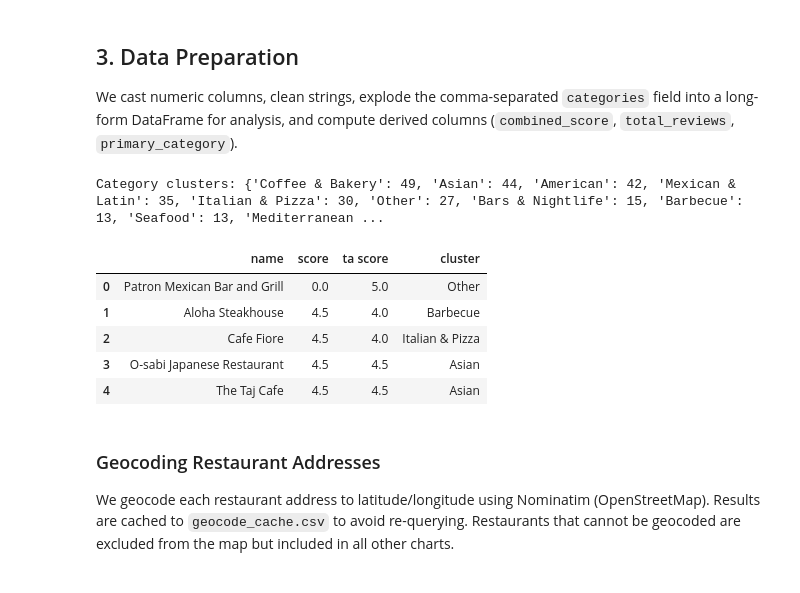
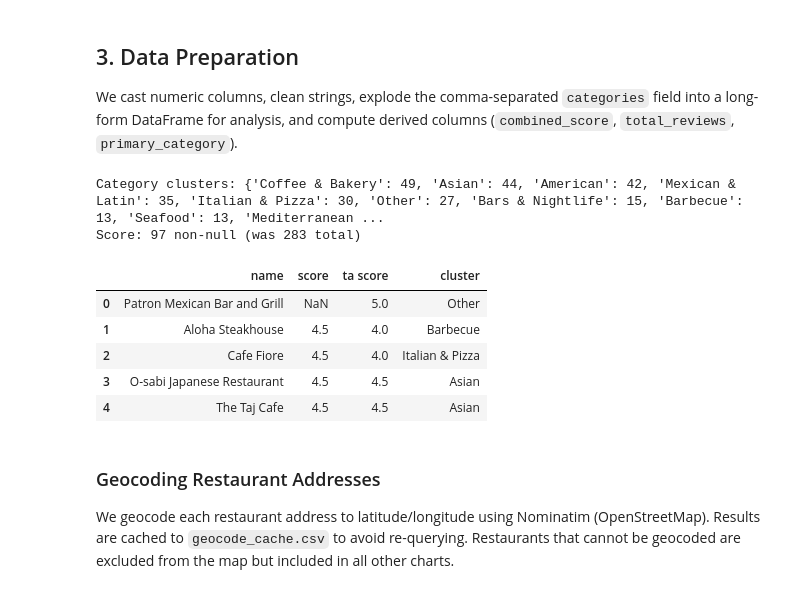
Before and after one commit to raltomar/RestaurantDashboard, a Jupyter notebook: Dashboard.ipynb, the cells around one changed output. Drawn from its saved outputs; the diff is of its cells as text; code cells hidden in the pictures.

```diff
--- a/Dashboard.ipynb
+++ b/Dashboard.ipynb
@@ -158,6 +158,8 @@ We cast numeric columns, clean strings, explode the comma-separated `categories`
 # %%
 for col in ["score", "ta score", "number of reviews", "ta number of reviews"]:
     restaurants[col] = pd.to_numeric(restaurants[col], errors="coerce")
+# Score of 0 means no rating was scraped, not an actual zero
+restaurants.loc[restaurants["score"] == 0, "score"] = None
 for col in ["rating", "sentiment_score"]:
     reviews[col] = pd.to_numeric(reviews[col], errors="coerce")
 
@@ -190,34 +192,36 @@ CATEGORY_CLUSTERS = [
     ("Health & Specialty",["Health Food", "Juice"]),
 ]
 
 def assign_cluster(cat_string):
     if not cat_string or (isinstance(cat_string, float) and pd.isna(cat_string)):
         return "Other"
     s = str(cat_string).lower()
     for cluster_name, keywords in CATEGORY_CLUSTERS:
         if any(kw.lower() in s for kw in keywords):
             return cluster_name
     return "Other"
 
 restaurants["cluster"] = restaurants["categories"].apply(assign_cluster)
 
 # Use clustered categories for bar chart and dropdown (one row per restaurant)
 categories_long = restaurants[["id", "name", "score", "ta score", "cluster"]].copy()
 categories_long = categories_long.rename(columns={"cluster": "category"})
 
 # Derived columns
 restaurants["combined_score"] = restaurants[["score", "ta score"]].mean(axis=1)
 restaurants["total_reviews"] = (
     restaurants["number of reviews"].fillna(0) + restaurants["ta number of reviews"].fillna(0)
 )
 restaurants["primary_category"] = restaurants["cluster"]
 
 print(f"Category clusters: {restaurants['cluster'].value_counts().to_dict()}")
+print(f"Score: {restaurants['score'].notna().sum()} non-null (was {(restaurants['score'].fillna(0)==0).sum()+restaurants['score'].notna().sum()} total)")
 restaurants[["name", "score", "ta score", "cluster"]].head()
 # %% [output]
 Category clusters: {'Coffee & Bakery': 49, 'Asian': 44, 'American': 42, 'Mexican & Latin': 35, 'Italian & Pizza': 30, 'Other': 27, 'Bars & Nightlife': 15, 'Barbecue': 13, 'Seafood': 13, 'Mediterranean ...
+Score: 97 non-null (was 283 total)
 |  | name | score | ta score | cluster |
-| 0 | Patron Mexican Bar and Grill | 0.0 | 5.0 | Other |
+| 0 | Patron Mexican Bar and Grill | NaN | 5.0 | Other |
 | 1 | Aloha Steakhouse | 4.5 | 4.0 | Barbecue |
 | 2 | Cafe Fiore | 4.5 | 4.0 | Italian & Pizza |
 | 3 | O-sabi Japanese Restaurant | 4.5 | 4.5 | Asian |
```
Also changed, not shown: 1 other file.
